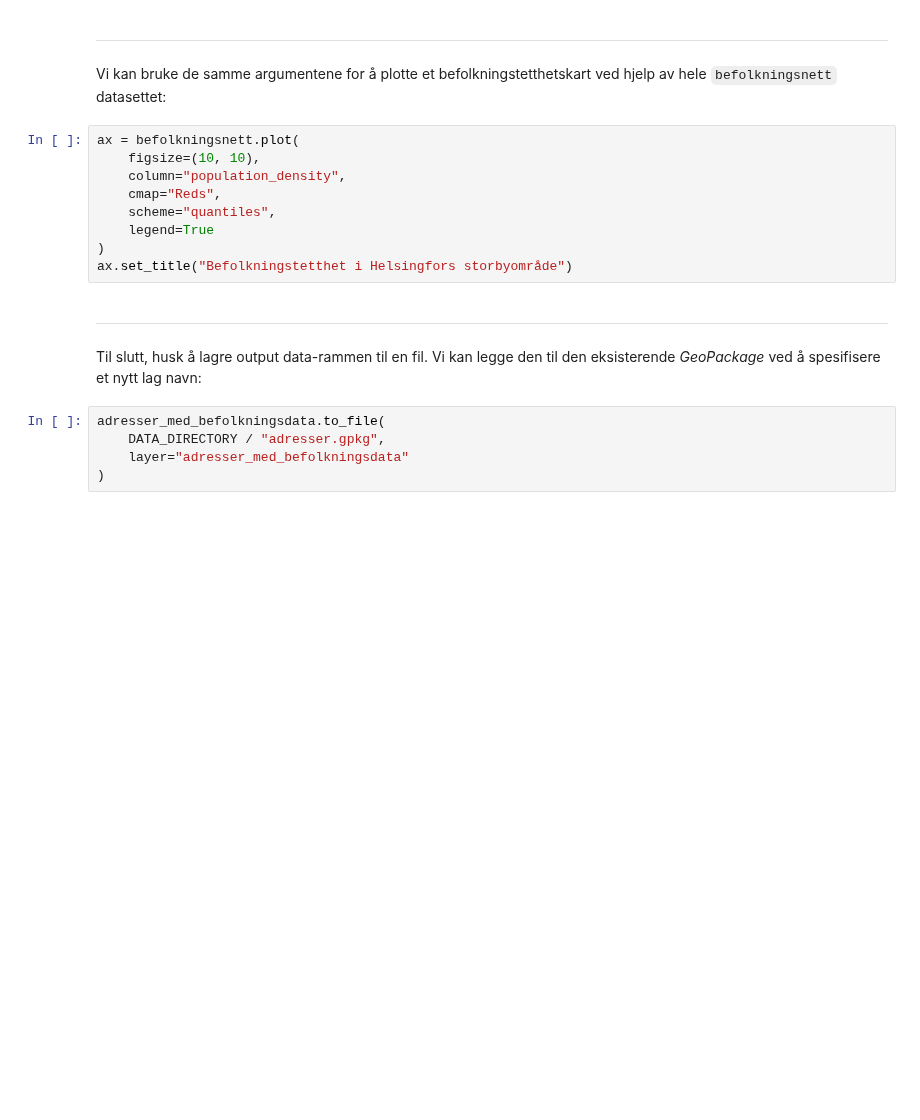
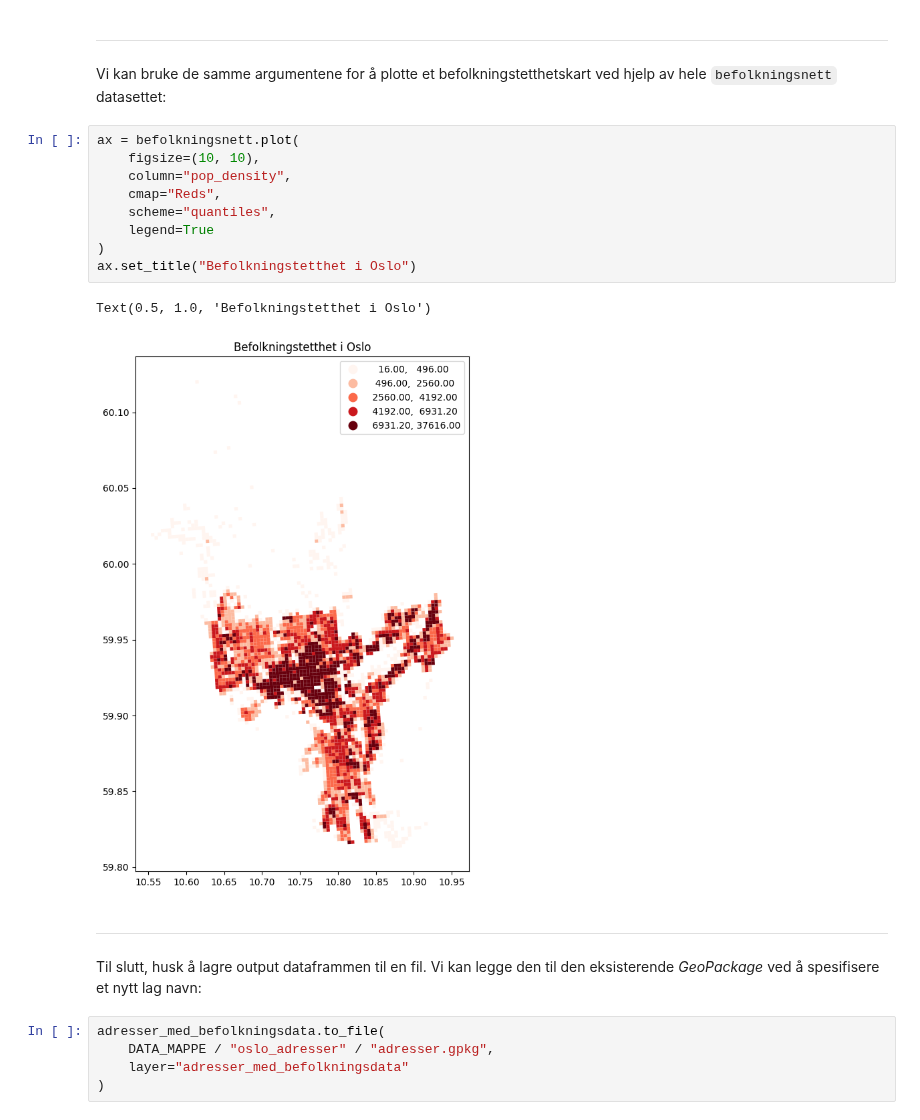
Before and after one commit to haavardaagesen/gmgi221, a Jupyter notebook: content/notebooks/07_romlig_kobling.ipynb, the cells around one changed output. Saved outputs shown, nothing was run; the diff lists cells and outputs as text; blank space fills up the shorter version.

```diff
--- a/content/notebooks/07_romlig_kobling.ipynb
+++ b/content/notebooks/07_romlig_kobling.ipynb
@@ -215,20 +192,23 @@ hele `befolkningsnett` datasettet:
 # %%
 ax = befolkningsnett.plot(
     figsize=(10, 10),
-    column="population_density",
+    column="pop_density",
     cmap="Reds",
     scheme="quantiles",
     legend=True
 )
-ax.set_title("Befolkningstetthet i Helsingfors storbyområde")
+ax.set_title("Befolkningstetthet i Oslo")
+# %% [output]
+Text(0.5, 1.0, 'Befolkningstetthet i Oslo')
+[figure, added]
 # %% [markdown]
 ---
 
 
-Til slutt, husk å lagre output data-rammen til en fil. Vi kan legge den til
+Til slutt, husk å lagre output dataframmen til en fil. Vi kan legge den til
 den eksisterende *GeoPackage* ved å spesifisere et nytt lag navn:
 # %%
 adresser_med_befolkningsdata.to_file(
-    DATA_DIRECTORY / "adresser.gpkg",
+    DATA_MAPPE / "oslo_adresser" / "adresser.gpkg",
     layer="adresser_med_befolkningsdata"
 )
```
Also changed, not shown: parts of 14 cells of this notebook, 26 other files.
